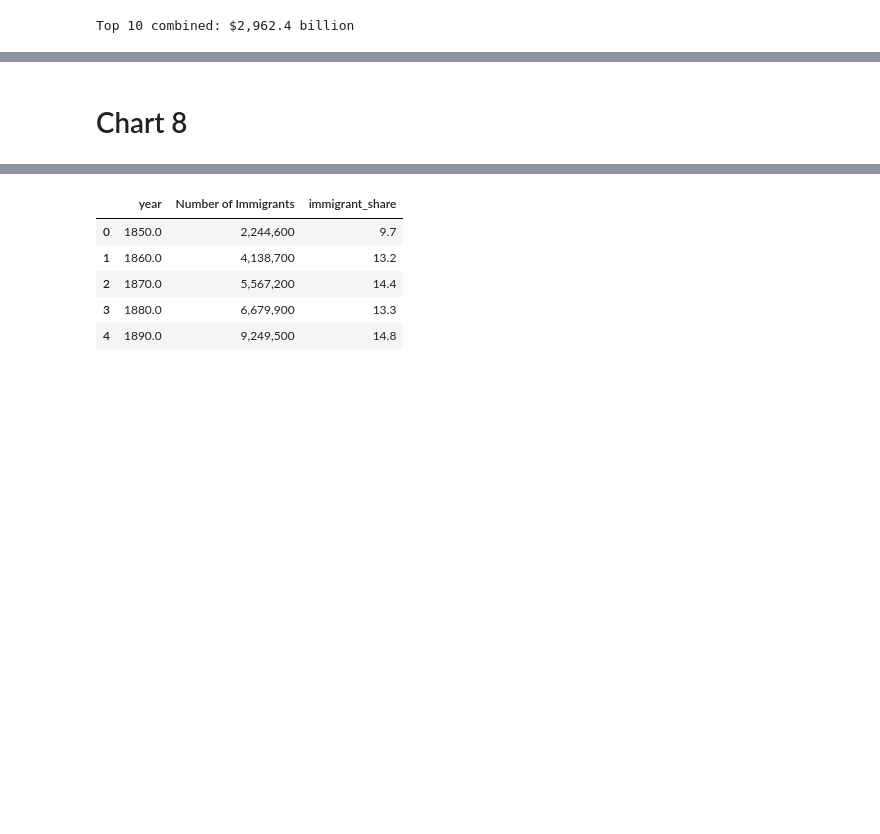
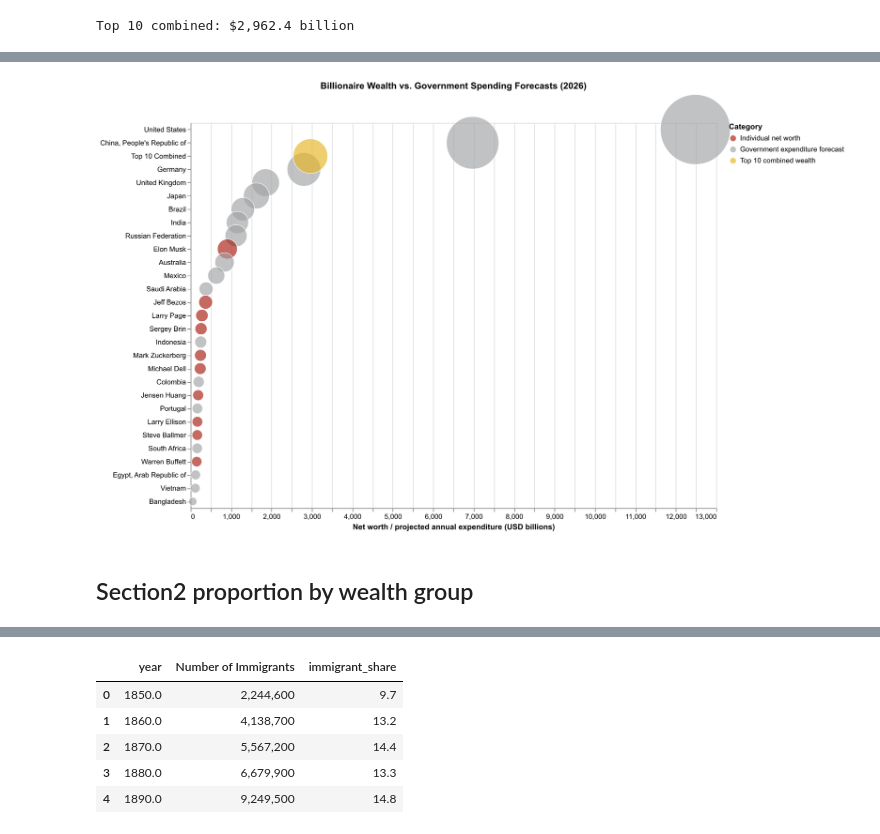
Before and after one commit to seiyamatsumoto13/data_viz_static, a Jupyter notebook: src/static_charts.ipynb, the cells around one changed output, grey strips where cells are left out. Cells and saved outputs as stored; diff of their text form; code cells hidden in the pictures; blank space fills up the shorter version.

```diff
--- a/src/static_charts.ipynb
+++ b/src/static_charts.ipynb
@@ -2580,2 +326,8 @@ chart07b.save("../img/07.png", scale_factor=2)
-# %% [markdown]
-# Chart 8
+# %%
+chart07a.save("../img/01.png", scale_factor=2)
+chart07a.save("../img/01.svg")
+display(Image(filename="../img/01.png"))
+# %% [output]
+[figure, added]
+# %% [markdown]
+## Section2 proportion by wealth group
```
Also changed, not shown: parts of 115 cells of this notebook, 41 other files.
